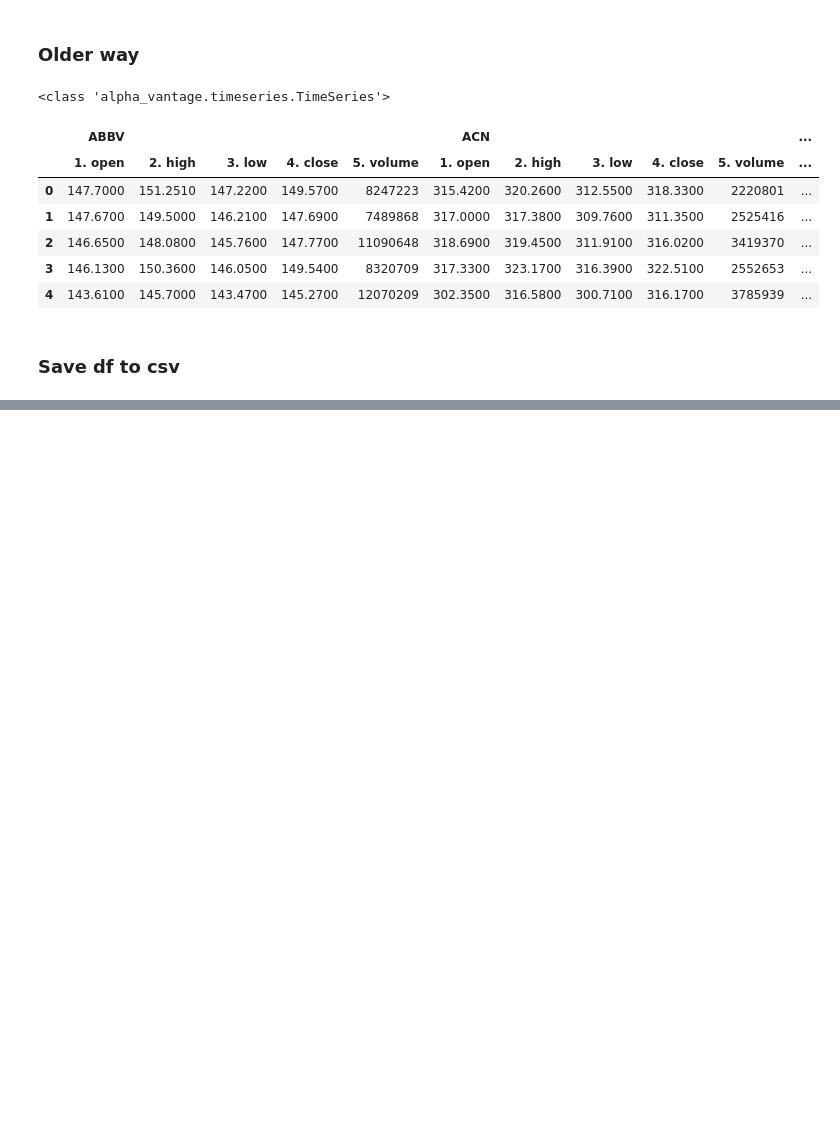
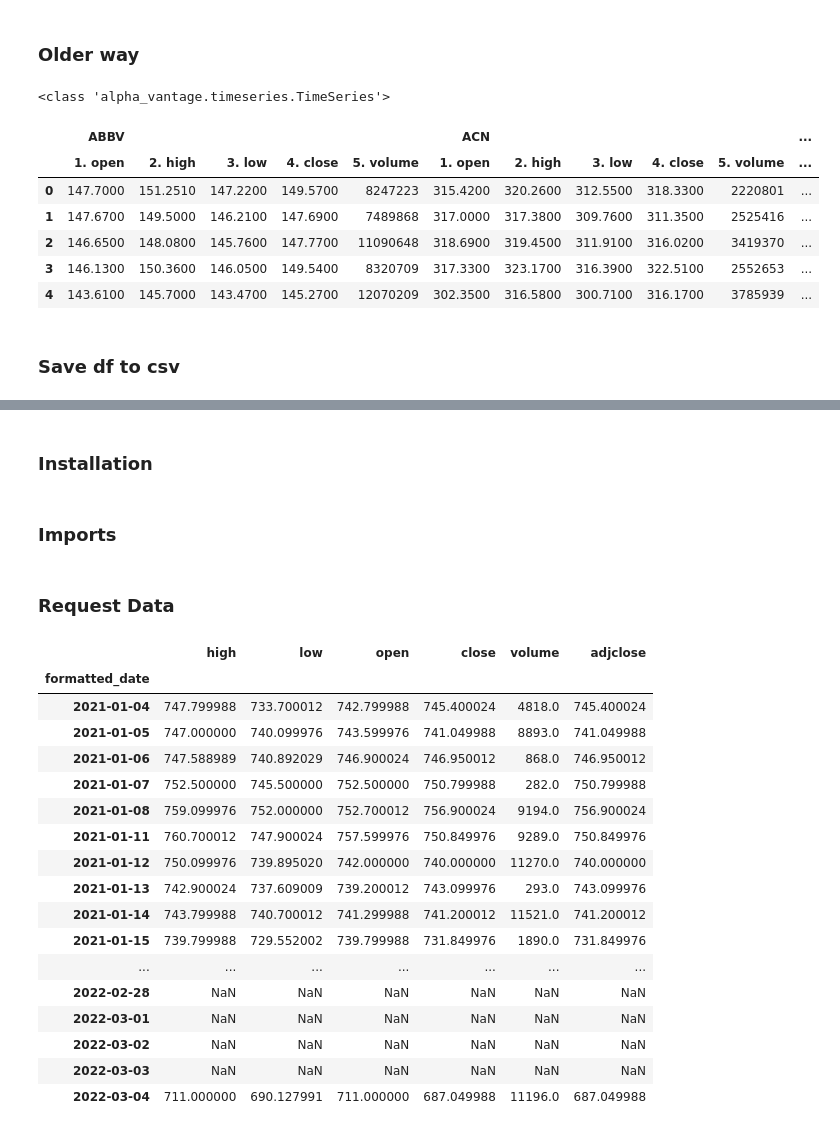
Before and after one commit to shrozolio/M6, a Jupyter notebook: Code/m6_download_history_DemoAlexa.ipynb, the cells around one changed output, grey strips where cells are left out. Saved outputs shown, nothing was run; the diff lists cells and outputs as text; code cells hidden in the pictures; blank space fills up the shorter version.

```diff
--- a/Code/m6_download_history_DemoAlexa.ipynb
+++ b/Code/m6_download_history_DemoAlexa.ipynb
@@ -223,0 +418,2 @@ df.to_csv(save_fname, index=True)
+# %% [markdown]
+<h3>Installation</h3>
@@ -223,0 +422,2 @@ df.to_csv(save_fname, index=True)
+# %% [markdown]
+<h3>Imports</h3>
@@ -223,0 +426,31 @@ df.to_csv(save_fname, index=True)
+# %% [markdown]
+<h3>Request Data</h3>
+# %%
+yahoo_financials = YahooFinancials('IEFM.L')
+
+data = yahoo_financials.get_historical_price_data(start_date='2021-01-01',
+                                                  end_date='2022-03-05',
+                                                  time_interval='daily')
+
+tsla_df = pd.DataFrame(data['IEFM.L']['prices'])
+tsla_df = tsla_df.drop('date', axis=1).set_index('formatted_date')
+tsla_df
+# %% [output]
+|  | high | low | open | close | volume | adjclose |
+| formatted_date |  |  |  |  |  |  |
+| 2021-01-04 | 747.799988 | 733.700012 | 742.799988 | 745.400024 | 4818.0 | 745.400024 |
+| 2021-01-05 | 747.000000 | 740.099976 | 743.599976 | 741.049988 | 8893.0 | 741.049988 |
+| 2021-01-06 | 747.588989 | 740.892029 | 746.900024 | 746.950012 | 868.0 | 746.950012 |
+| 2021-01-07 | 752.500000 | 745.500000 | 752.500000 | 750.799988 | 282.0 | 750.799988 |
+| 2021-01-08 | 759.099976 | 752.000000 | 752.700012 | 756.900024 | 9194.0 | 756.900024 |
+| 2021-01-11 | 760.700012 | 747.900024 | 757.599976 | 750.849976 | 9289.0 | 750.849976 |
+| 2021-01-12 | 750.099976 | 739.895020 | 742.000000 | 740.000000 | 11270.0 | 740.000000 |
+| 2021-01-13 | 742.900024 | 737.609009 | 739.200012 | 743.099976 | 293.0 | 743.099976 |
+| 2021-01-14 | 743.799988 | 740.700012 | 741.299988 | 741.200012 | 11521.0 | 741.200012 |
+| 2021-01-15 | 739.799988 | 729.552002 | 739.799988 | 731.849976 | 1890.0 | 731.849976 |
+| ... | ... | ... | ... | ... | ... | ... |
+| 2022-02-28 | NaN | NaN | NaN | NaN | NaN | NaN |
+| 2022-03-01 | NaN | NaN | NaN | NaN | NaN | NaN |
+| 2022-03-02 | NaN | NaN | NaN | NaN | NaN | NaN |
+| 2022-03-03 | NaN | NaN | NaN | NaN | NaN | NaN |
+| 2022-03-04 | 711.000000 | 690.127991 | 711.000000 | 687.049988 | 11196.0 | 687.049988 |
```
Also changed, not shown: parts of 50 cells of this notebook.
